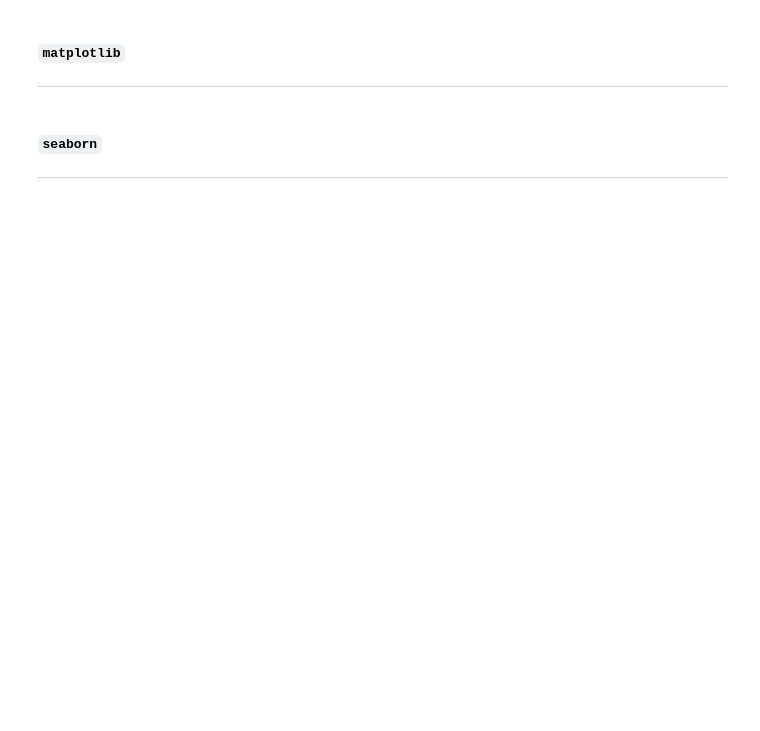
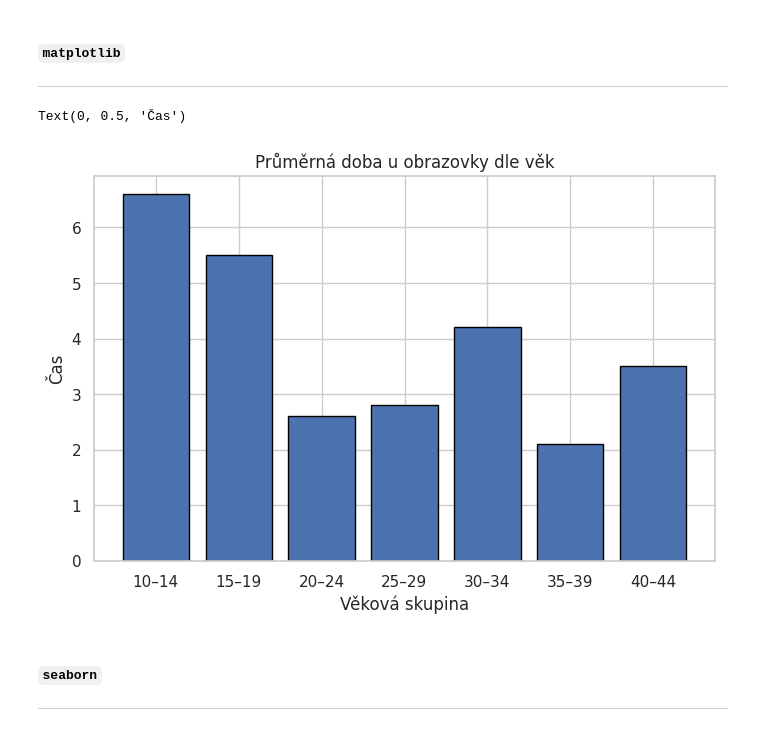
Before and after one commit to Bralor/python-data-2024, a Jupyter notebook: shared/notebooks/lesson07_eop.ipynb, the cells around one changed output. Saved outputs shown, nothing was run; the diff lists cells and outputs as text; code cells hidden in the pictures; blank space fills up the shorter version.

```diff
--- a/shared/notebooks/lesson07_eop.ipynb
+++ b/shared/notebooks/lesson07_eop.ipynb
@@ -954,3 +1027,5 @@ cas = np.clip(np.random.normal(loc=7 - 0.1 * vek, scale=0.8, size=n),
 ---
 # %%
 cas = np.round(cas, 1)
+# %%
+df_data = pd.DataFrame({"Věk": vek, "Čas": cas})
@@ -956,0 +1041,6 @@ cas = np.round(cas, 1)
+# %%
+df_data['Věková skupina'] = pd.cut(df_data['Věk'], bins=bins, labels=labels)
+# %%
+df_seskupene = df_data.groupby('Věková skupina')['Čas'].mean().reset_index()
+# %%
+df_seskupene['Čas'] = df_data['Čas'].round(1)
@@ -958,6 +1057,19 @@ cas = np.round(cas, 1)
 #### `matplotlib`
 
 ---
+# %%
+plt.figure(figsize=(8,5))
+
+plt.bar(df_seskupene['Věková skupina'],
+        df_seskupene['Čas'],
+        edgecolor='black')
+
+plt.title('Průměrná doba u obrazovky dle věk')
+plt.xlabel('Věková skupina')
+plt.ylabel('Čas')
+# %% [output]
+Text(0, 0.5, 'Čas')
+[figure, added]
 # %% [markdown]
 #### `seaborn`
 
```
Also changed, not shown: parts of 87 cells of this notebook.
